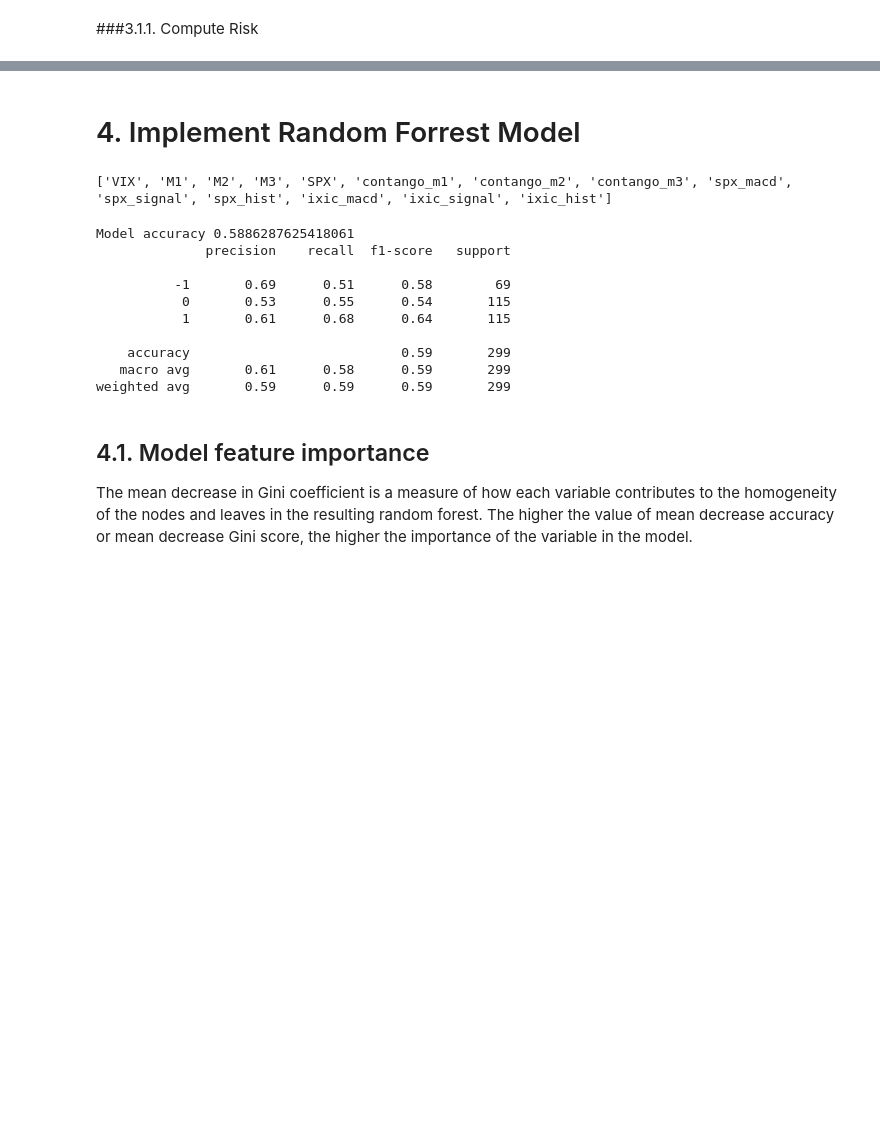
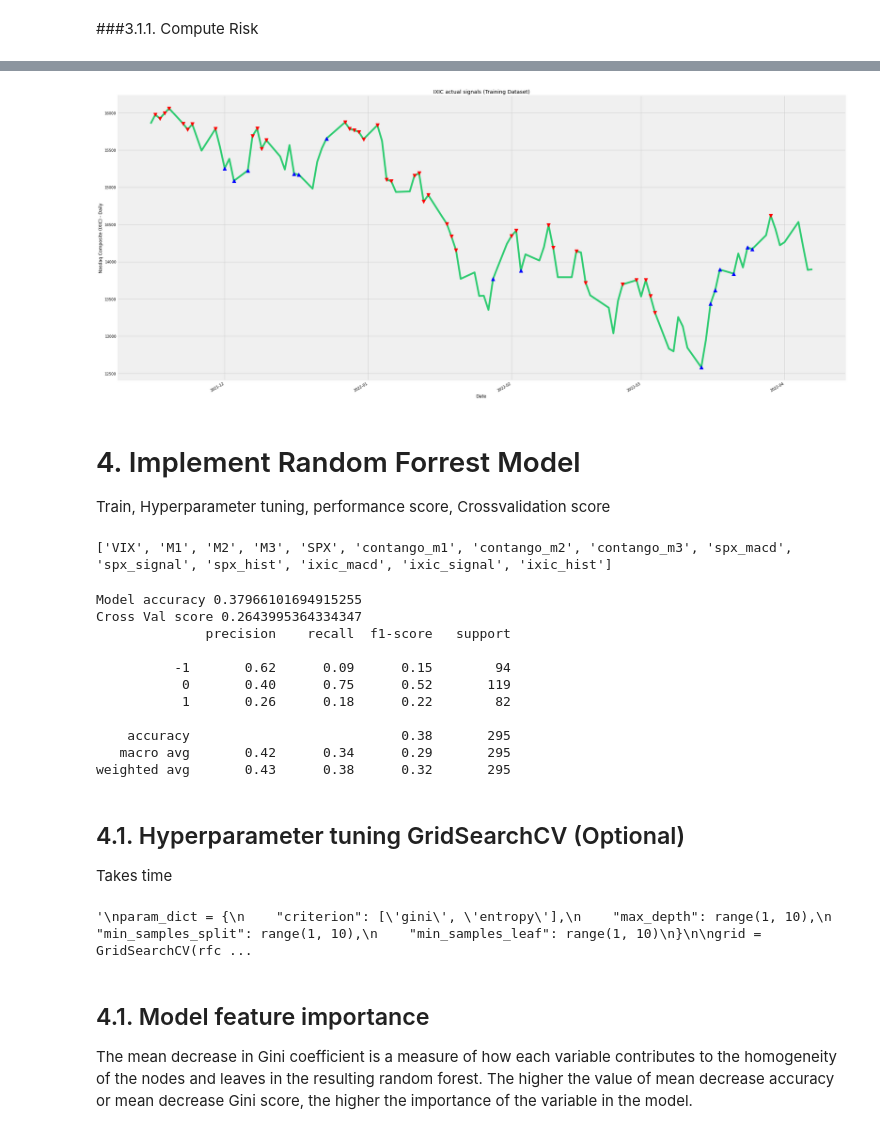
Before and after one commit to ayoubbensakhria/wqu690, a Jupyter notebook: VIX_futures_term_struct_trading_strategy_WQU690_Capstone_Experiment_1.ipynb, the cells around one changed output, grey strips where cells are left out. Drawn from its saved outputs; the diff is of its cells as text; code cells hidden in the pictures; blank space fills up the shorter version.

Commit message:
Add contango vs backwardation report, crossvalidation, hyperparameters tuning

```diff
--- a/VIX_futures_term_struct_trading_strategy_WQU690_Capstone_Experiment_1.ipynb
+++ b/VIX_futures_term_struct_trading_strategy_WQU690_Capstone_Experiment_1.ipynb
@@ -274,5 +271,37 @@ df.head(2)
+# %%
+def plot_signals(df, title, ylabel):
+  # Initialize the plot figure
+  fig = plt.figure(figsize=(32,16))
+
+  partddf = df[-100:]
+  ## Add a subplot and label for y-axis
+  axe_predictions = fig.add_subplot(111,ylabel=ylabel)
+
+  ## Plot the closing price
+  partddf['IXIC'].plot(ax=axe_predictions, color='#2ECC71', lw=5.)
+
+  # Plot the buy signals
+  axe_predictions.plot(partddf.loc[partddf.tsignal == 1.0].index,
+          partddf.IXIC[partddf.tsignal == 1.0],
+          '^', markersize=10, color='b')
+
+  # Plot the sell signals
+  axe_predictions.plot(partddf.loc[df.tsignal == -1.0].index,
+          partddf.IXIC[df.tsignal == -1.0],
+          'v', markersize=10, color='r')
+  # Display plt
+  axe_predictions.set_title(title)
+  plt.show()
+# %%
+
+ylabel = 'Nasdaq Composite (IXIC) - Daily'
+title = 'IXIC actual signals (Training Dataset)'
+plot_signals(df, title, ylabel)
+# %% [output]
+[figure, added]
 # %% [markdown]
 # 4. Implement Random Forrest Model
+Train, Hyperparameter tuning, performance score, Crossvalidation score
 # %%
 # Specify features
 feature_names = list(df.columns)
@@ -287,7 +316,7 @@ print(feature_names)
 X = df[feature_names]
 y = df['tsignal']
 
-X_train, X_test, y_train, y_test = train_test_split(X, y, test_size=0.20)
+X_train, X_test, y_train, y_test = train_test_split(X, y, test_size=0.20, shuffle=False)
 
 rfc = RandomForestClassifier(random_state=100)
 
@@ -295,18 +324,44 @@ rfc = rfc.fit(X_train, y_train)
 y_pred = rfc.predict(X_test)
 report = classification_report(y_test, y_pred)
 print('Model accuracy', accuracy_score(y_test, y_pred, normalize=True))
+print ('Cross Val score', np.mean(cross_val_score(rfc, X_train, y_train, cv=10)))
 print(report)
 # %% [output]
-Model accuracy 0.5886287625418061
+Model accuracy 0.37966101694915255
+Cross Val score 0.2643995364334347
               precision    recall  f1-score   support
 
-          -1       0.69      0.51      0.58        69
-           0       0.53      0.55      0.54       115
-           1       0.61      0.68      0.64       115
+          -1       0.62      0.09      0.15        94
+           0       0.40      0.75      0.52       119
+           1       0.26      0.18      0.22        82
 
-    accuracy                           0.59       299
-   macro avg       0.61      0.58      0.59       299
-weighted avg       0.59      0.59      0.59       299
+    accuracy                           0.38       295
+   macro avg       0.42      0.34      0.29       295
+weighted avg       0.43      0.38      0.32       295
+# %% [markdown]
+## 4.1. Hyperparameter tuning GridSearchCV (Optional)
+Takes time
+# %%
+"""
+param_dict = {
+    "criterion": ['gini', 'entropy'],
+    "max_depth": range(1, 10),
+    "min_samples_split": range(1, 10),
+    "min_samples_leaf": range(1, 10)
+}
+
+grid = GridSearchCV(rfc,
+                    param_grid=param_dict,
+                    cv = 3,
+                    verbose = 1,
+                    n_jobs = -1,
+                    return_train_score=True)
+
+grid.fit(X_train, y_train)
+grid.best_estimator_
+"""
+# %% [output]
+'\nparam_dict = {\n    "criterion": [\'gini\', \'entropy\'],\n    "max_depth": range(1, 10),\n    "min_samples_split": range(1, 10),\n    "min_samples_leaf": range(1, 10)\n}\n\ngrid = GridSearchCV(rfc ...
 # %% [markdown]
 ## 4.1. Model feature importance
 The mean decrease in Gini coefficient is a measure of how each variable contributes to the homogeneity of the nodes and leaves in the resulting random forest. The higher the value of mean decrease accuracy or mean decrease Gini score, the higher the importance of the variable in the model.
```
Also changed, not shown: parts of 14 cells of this notebook.
